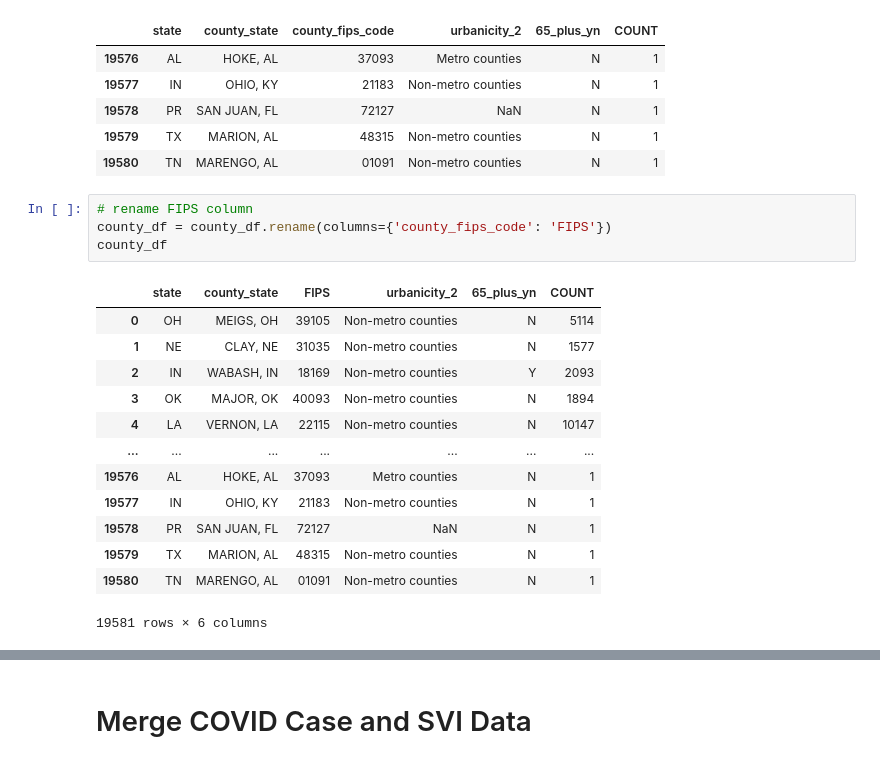
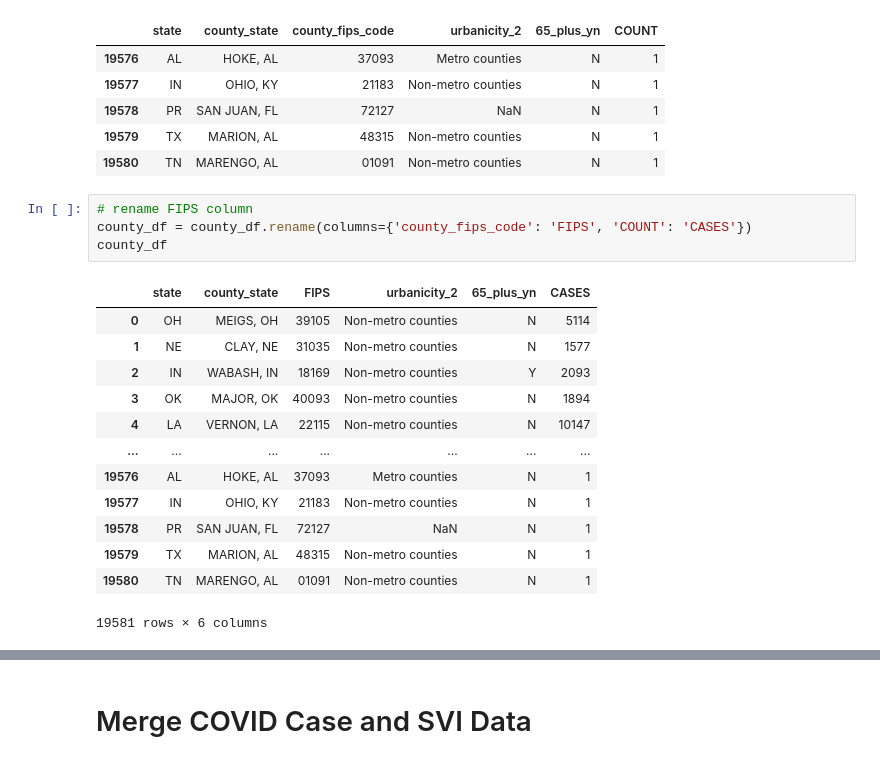
Before and after one commit to meeyoungPH/covid-deep-dive, a Jupyter notebook: static/data/mp/covid_svi_etl.ipynb, the cells around one changed output, grey strips where cells are left out. Cells and saved outputs as stored; diff of their text form.

```diff
--- a/static/data/mp/covid_svi_etl.ipynb
+++ b/static/data/mp/covid_svi_etl.ipynb
@@ -130,10 +117,10 @@ county_df.tail()
 | 19580 | TN | MARENGO, AL | 01091 | Non-metro counties | N | 1 |
 # %%
 # rename FIPS column
-county_df = county_df.rename(columns={'county_fips_code': 'FIPS'})
+county_df = county_df.rename(columns={'county_fips_code': 'FIPS', 'COUNT': 'CASES'})
 county_df
 # %% [output]
-|  | state | county_state | FIPS | urbanicity_2 | 65_plus_yn | COUNT |
+|  | state | county_state | FIPS | urbanicity_2 | 65_plus_yn | CASES |
 | 0 | OH | MEIGS, OH | 39105 | Non-metro counties | N | 5114 |
 | 1 | NE | CLAY, NE | 31035 | Non-metro counties | N | 1577 |
 | 2 | IN | WABASH, IN | 18169 | Non-metro counties | Y | 2093 |
```
Also changed, not shown: parts of 11 cells of this notebook.
